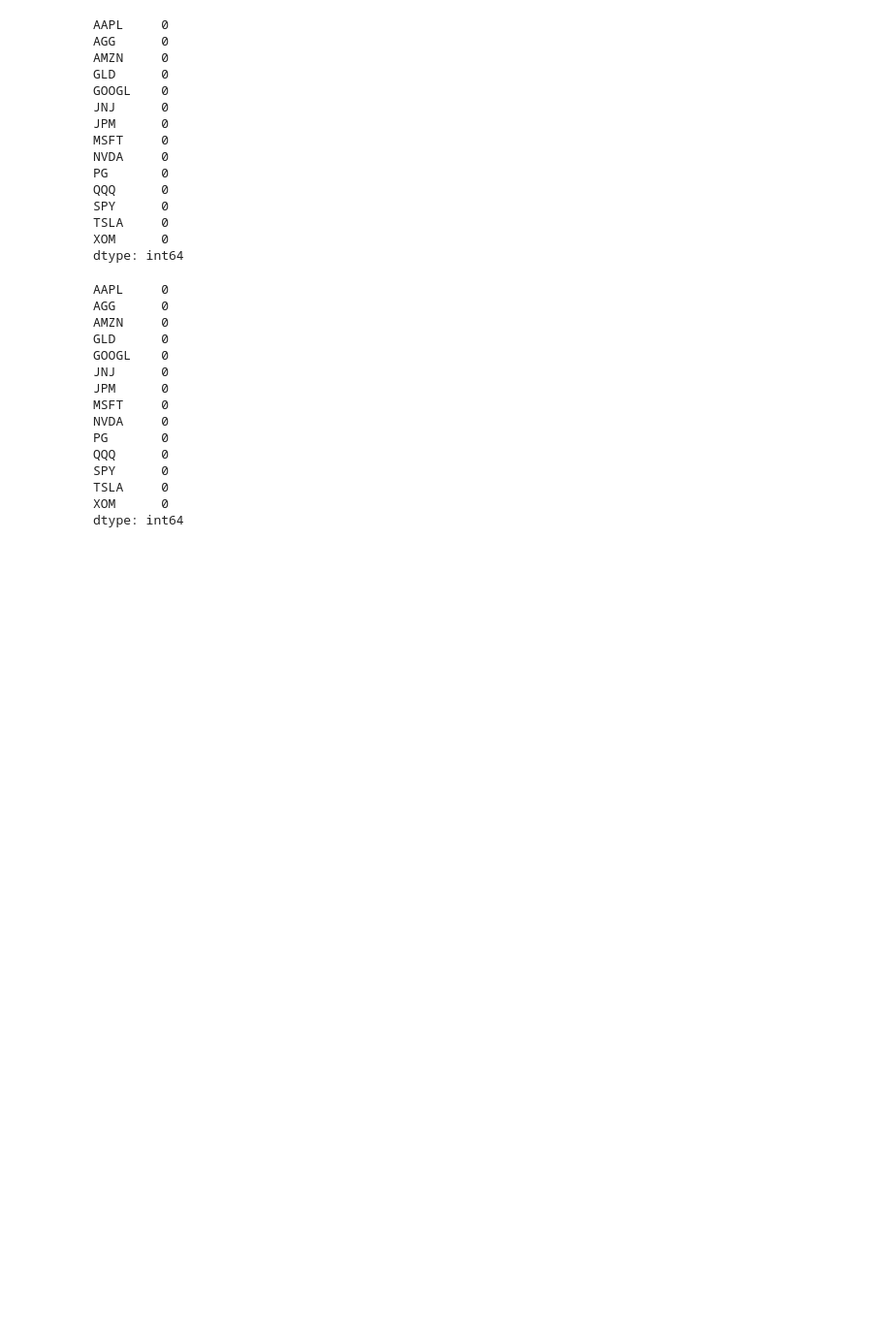
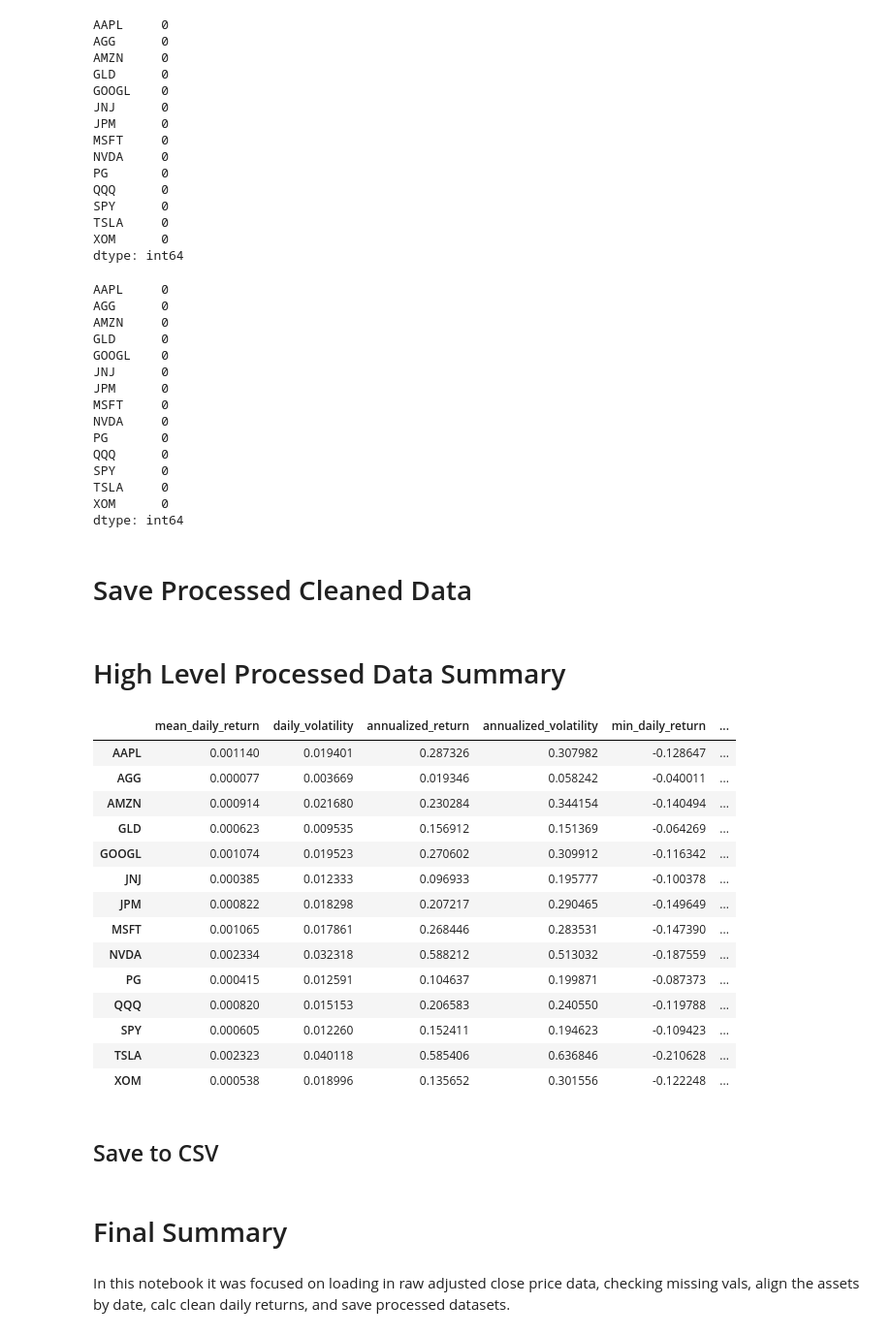
Before and after one commit to SamiiShabuse/INFO442-Group-Project, a Jupyter notebook: notebooks/02_data_preprocessing.ipynb, the cells around one changed output. Shown at 97% size. Drawn from its saved outputs; the diff is of its cells as text; code cells hidden in the pictures; blank space fills up the shorter version.

Commit message:
finish data preprocess draft #1

```diff
--- a/notebooks/02_data_preprocessing.ipynb
+++ b/notebooks/02_data_preprocessing.ipynb
@@ -194,3 +198,5 @@ SPY      0
 TSLA     0
 XOM      0
 dtype: int64
+# %% [markdown]
+# Save Processed Cleaned Data
@@ -196,0 +206,33 @@ dtype: int64
+# %% [markdown]
+# High Level Processed Data Summary
+# %%
+TRADING_DAYS = 252
+# %%
+processed_summary = pd.DataFrame({
+    "mean_daily_return": daily_returns_clean.mean(),
+    "daily_volatility": daily_returns_clean.std(),
+    "annualized_return": daily_returns_clean.mean() * TRADING_DAYS,
+    "annualized_volatility": daily_returns_clean.std() * np.sqrt(TRADING_DAYS),
+    "min_daily_return": daily_returns_clean.min(),
+    "max_daily_return": daily_returns_clean.max()
+})
+# %%
+processed_summary
+# %% [output]
+|  | mean_daily_return | daily_volatility | annualized_return | annualized_volatility | min_daily_return | ... |
+| AAPL | 0.001140 | 0.019401 | 0.287326 | 0.307982 | -0.128647 | ... |
+| AGG | 0.000077 | 0.003669 | 0.019346 | 0.058242 | -0.040011 | ... |
+| AMZN | 0.000914 | 0.021680 | 0.230284 | 0.344154 | -0.140494 | ... |
+| GLD | 0.000623 | 0.009535 | 0.156912 | 0.151369 | -0.064269 | ... |
+| GOOGL | 0.001074 | 0.019523 | 0.270602 | 0.309912 | -0.116342 | ... |
+| JNJ | 0.000385 | 0.012333 | 0.096933 | 0.195777 | -0.100378 | ... |
+| JPM | 0.000822 | 0.018298 | 0.207217 | 0.290465 | -0.149649 | ... |
+| MSFT | 0.001065 | 0.017861 | 0.268446 | 0.283531 | -0.147390 | ... |
+| NVDA | 0.002334 | 0.032318 | 0.588212 | 0.513032 | -0.187559 | ... |
+| PG | 0.000415 | 0.012591 | 0.104637 | 0.199871 | -0.087373 | ... |
+| QQQ | 0.000820 | 0.015153 | 0.206583 | 0.240550 | -0.119788 | ... |
+| SPY | 0.000605 | 0.012260 | 0.152411 | 0.194623 | -0.109423 | ... |
+| TSLA | 0.002323 | 0.040118 | 0.585406 | 0.636846 | -0.210628 | ... |
+| XOM | 0.000538 | 0.018996 | 0.135652 | 0.301556 | -0.122248 | ... |
+# %% [markdown]
+## Save to CSV
@@ -196,0 +241,4 @@ dtype: int64
+# %% [markdown]
+# Final Summary
+# %% [markdown]
+In this notebook it was focused on loading in raw adjusted close price data, checking missing vals, align the assets by date, calc clean daily returns, and save processed datasets.
```
Also changed, not shown: parts of 4 cells of this notebook.
